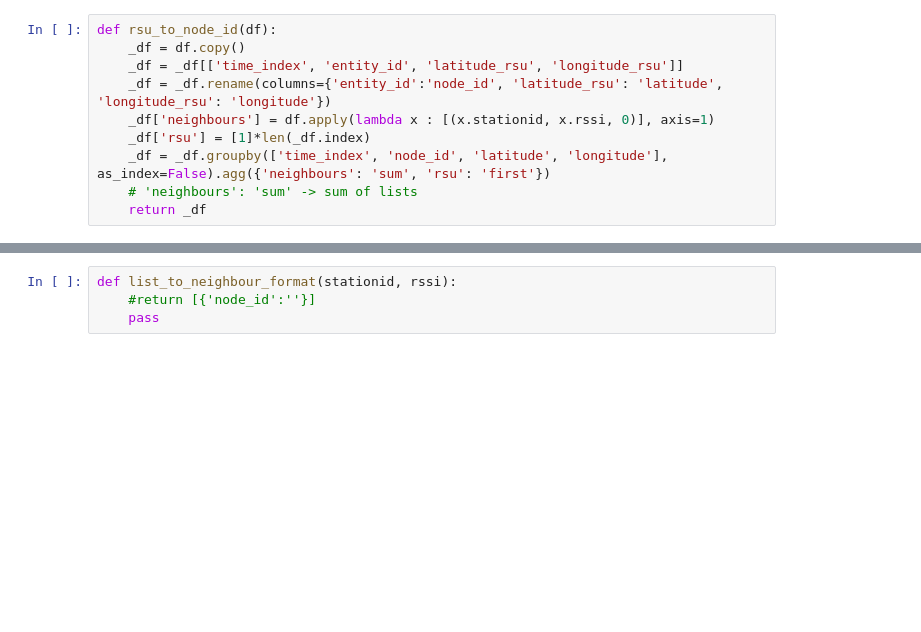
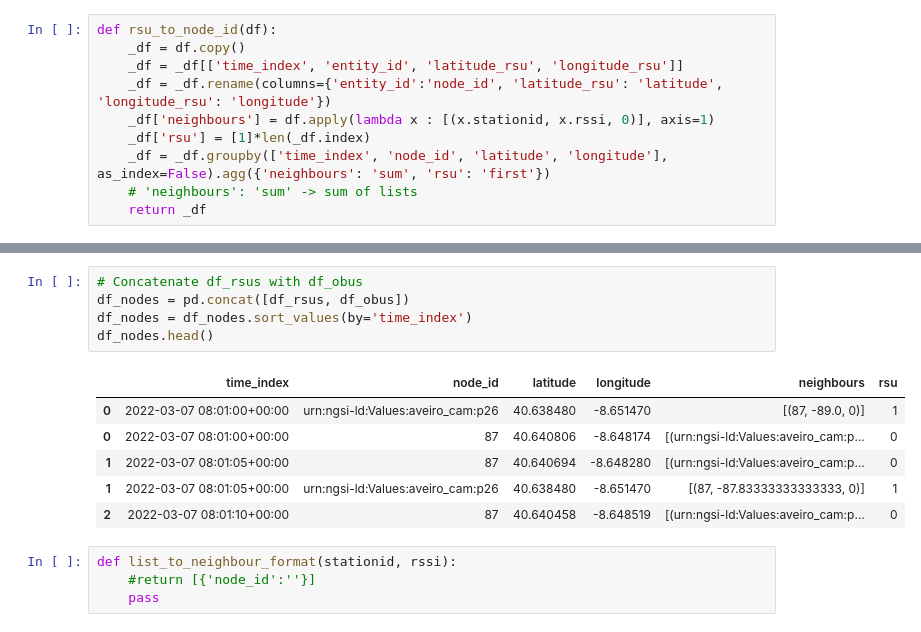
Before and after one commit to anafsa/mobility_data_converter, a Jupyter notebook: notebooks/converter.ipynb, the cells around one changed output, grey strips where cells are left out. Drawn from its saved outputs; the diff is of its cells as text; blank space fills up the shorter version.

```diff
--- a/notebooks/converter.ipynb
+++ b/notebooks/converter.ipynb
@@ -196,3 +206,15 @@ def obu_to_node_id():
+# %%
+# Concatenate df_rsus with df_obus
+df_nodes = pd.concat([df_rsus, df_obus])
+df_nodes = df_nodes.sort_values(by='time_index')
+df_nodes.head()
+# %% [output]
+|  | time_index | node_id | latitude | longitude | neighbours | rsu |
+| 0 | 2022-03-07 08:01:00+00:00 | urn:ngsi-ld:Values:aveiro_cam:p26 | 40.638480 | -8.651470 | [(87, -89.0, 0)] | 1 |
+| 0 | 2022-03-07 08:01:00+00:00 | 87 | 40.640806 | -8.648174 | [(urn:ngsi-ld:Values:aveiro_cam:p... | 0 |
+| 1 | 2022-03-07 08:01:05+00:00 | 87 | 40.640694 | -8.648280 | [(urn:ngsi-ld:Values:aveiro_cam:p... | 0 |
+| 1 | 2022-03-07 08:01:05+00:00 | urn:ngsi-ld:Values:aveiro_cam:p26 | 40.638480 | -8.651470 | [(87, -87.83333333333333, 0)] | 1 |
+| 2 | 2022-03-07 08:01:10+00:00 | 87 | 40.640458 | -8.648519 | [(urn:ngsi-ld:Values:aveiro_cam:p... | 0 |
 # %%
 def list_to_neighbour_format(stationid, rssi):
     #return [{'node_id':''}]
```
Also changed, not shown: parts of 3 cells of this notebook.
